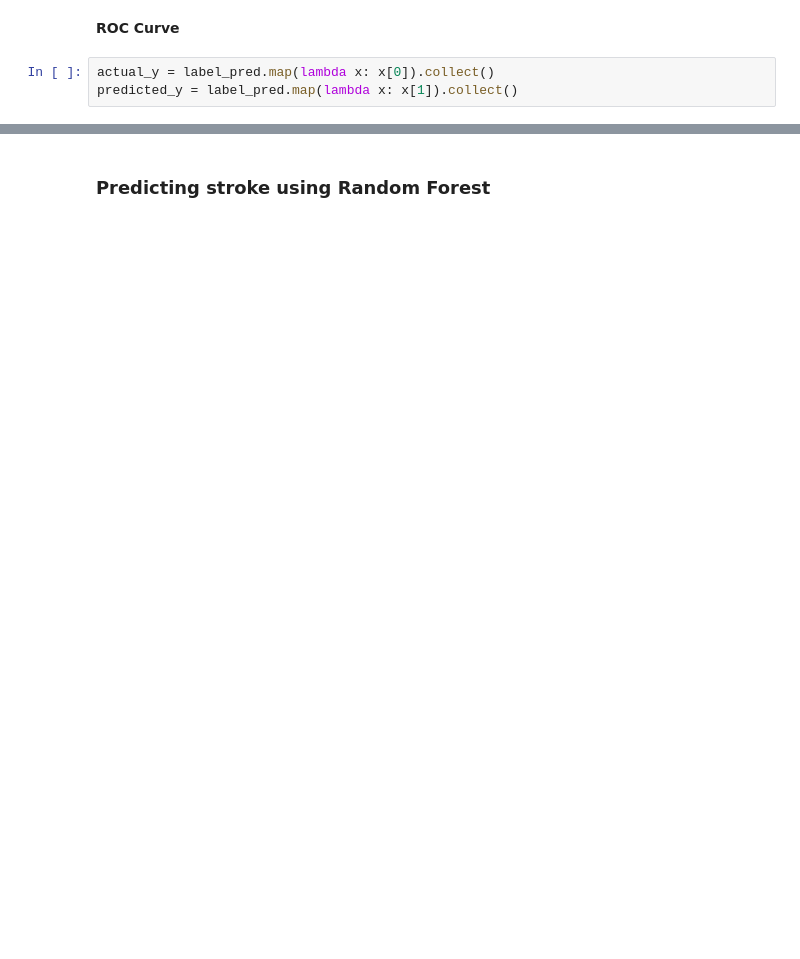
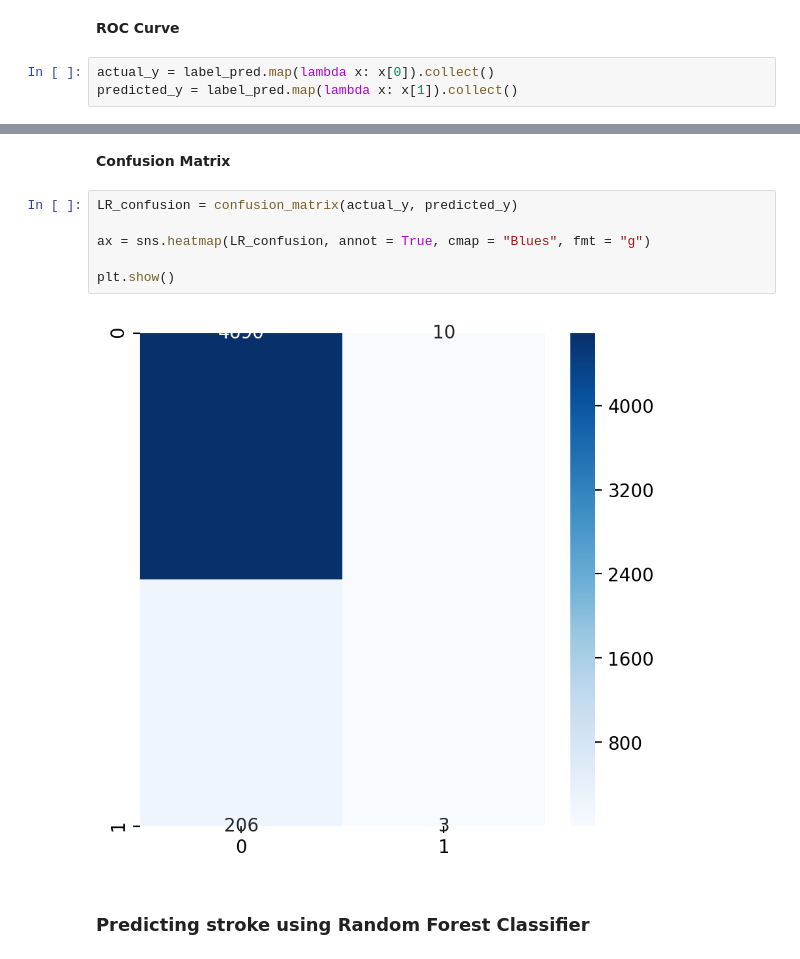
Before and after one commit to maldoam/mllib-stroke-prediction, a Jupyter notebook: notebooks_jupyter_test_pyspark.ipynb, the cells around one changed output, grey strips where cells are left out. Drawn from its saved outputs; the diff is of its cells as text; blank space fills up the shorter version.

```diff
--- a/notebooks_jupyter_test_pyspark.ipynb
+++ b/notebooks_jupyter_test_pyspark.ipynb
@@ -135,2 +225,12 @@ plt.show()
+# %% [markdown]
+**Confusion Matrix**
+# %%
+LR_confusion = confusion_matrix(actual_y, predicted_y)
+
+ax = sns.heatmap(LR_confusion, annot = True, cmap = "Blues", fmt = "g")
+
+plt.show()
+# %% [output]
+[figure, added]
 # %% [markdown]
-### Predicting stroke using Random Forest
+### Predicting stroke using Random Forest Classifier
```
Also changed, not shown: parts of 13 cells of this notebook.
